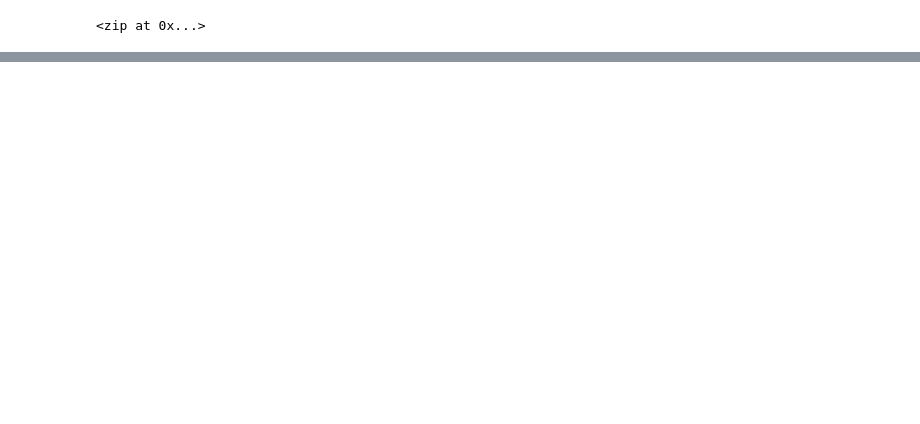
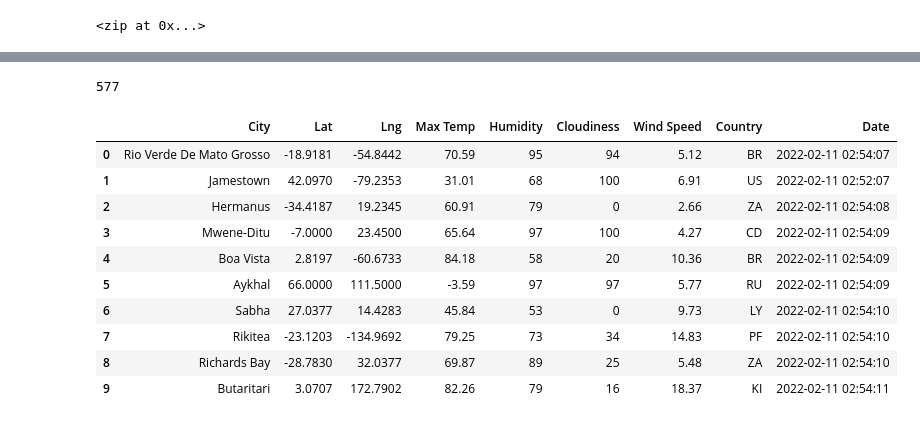
Before and after one commit to B-Amela/World_Weather_Analysis, a Jupyter notebook: WeatherPy.ipynb, the cells around one changed output, grey strips where cells are left out. Saved outputs shown, nothing was run; the diff lists cells and outputs as text; code cells hidden in the pictures; blank space fills up the shorter version.

```diff
--- a/WeatherPy.ipynb
+++ b/WeatherPy.ipynb
@@ -33,0 +39,4 @@ NameError: name 'coordinates' is not defined
+# %%
+# Starting URL for Weather Map API Call.
+url = "http://api.openweathermap.org/data/2.5/weather?units=Imperial&APPID=" + weather_api_key
+print(url)
@@ -33,0 +122,20 @@ NameError: name 'coordinates' is not defined
+# %%
+len(city_data)
+# %% [output]
+577
+# %%
+#Convert the array of dictionaries into a Pandas data frame
+city_data_df = pd.DataFrame(city_data)
+city_data_df.head(10)
+# %% [output]
+|  | City | Lat | Lng | Max Temp | Humidity | Cloudiness | Wind Speed | Country | Date |
+| 0 | Rio Verde De Mato Grosso | -18.9181 | -54.8442 | 70.59 | 95 | 94 | 5.12 | BR | 2022-02-11 02:54:07 |
+| 1 | Jamestown | 42.0970 | -79.2353 | 31.01 | 68 | 100 | 6.91 | US | 2022-02-11 02:52:07 |
+| 2 | Hermanus | -34.4187 | 19.2345 | 60.91 | 79 | 0 | 2.66 | ZA | 2022-02-11 02:54:08 |
+| 3 | Mwene-Ditu | -7.0000 | 23.4500 | 65.64 | 97 | 100 | 4.27 | CD | 2022-02-11 02:54:09 |
+| 4 | Boa Vista | 2.8197 | -60.6733 | 84.18 | 58 | 20 | 10.36 | BR | 2022-02-11 02:54:09 |
+| 5 | Aykhal | 66.0000 | 111.5000 | -3.59 | 97 | 97 | 5.77 | RU | 2022-02-11 02:54:09 |
+| 6 | Sabha | 27.0377 | 14.4283 | 45.84 | 53 | 0 | 9.73 | LY | 2022-02-11 02:54:10 |
+| 7 | Rikitea | -23.1203 | -134.9692 | 79.25 | 73 | 34 | 14.83 | PF | 2022-02-11 02:54:10 |
+| 8 | Richards Bay | -28.7830 | 32.0377 | 69.87 | 89 | 25 | 5.48 | ZA | 2022-02-11 02:54:10 |
+| 9 | Butaritari | 3.0707 | 172.7902 | 82.26 | 79 | 16 | 18.37 | KI | 2022-02-11 02:54:11 |
```
Also changed, not shown: parts of 7 cells of this notebook, 3 other files.
